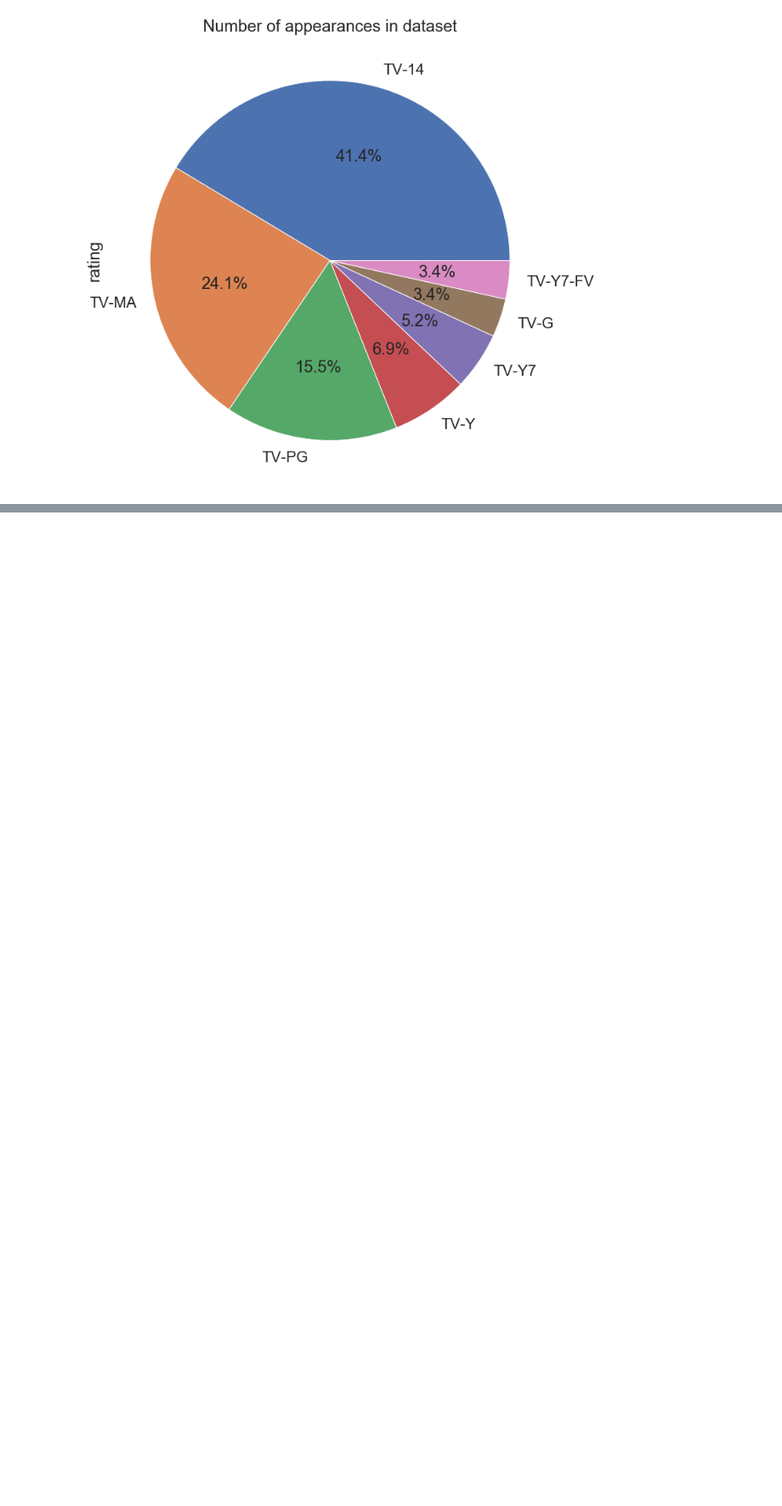
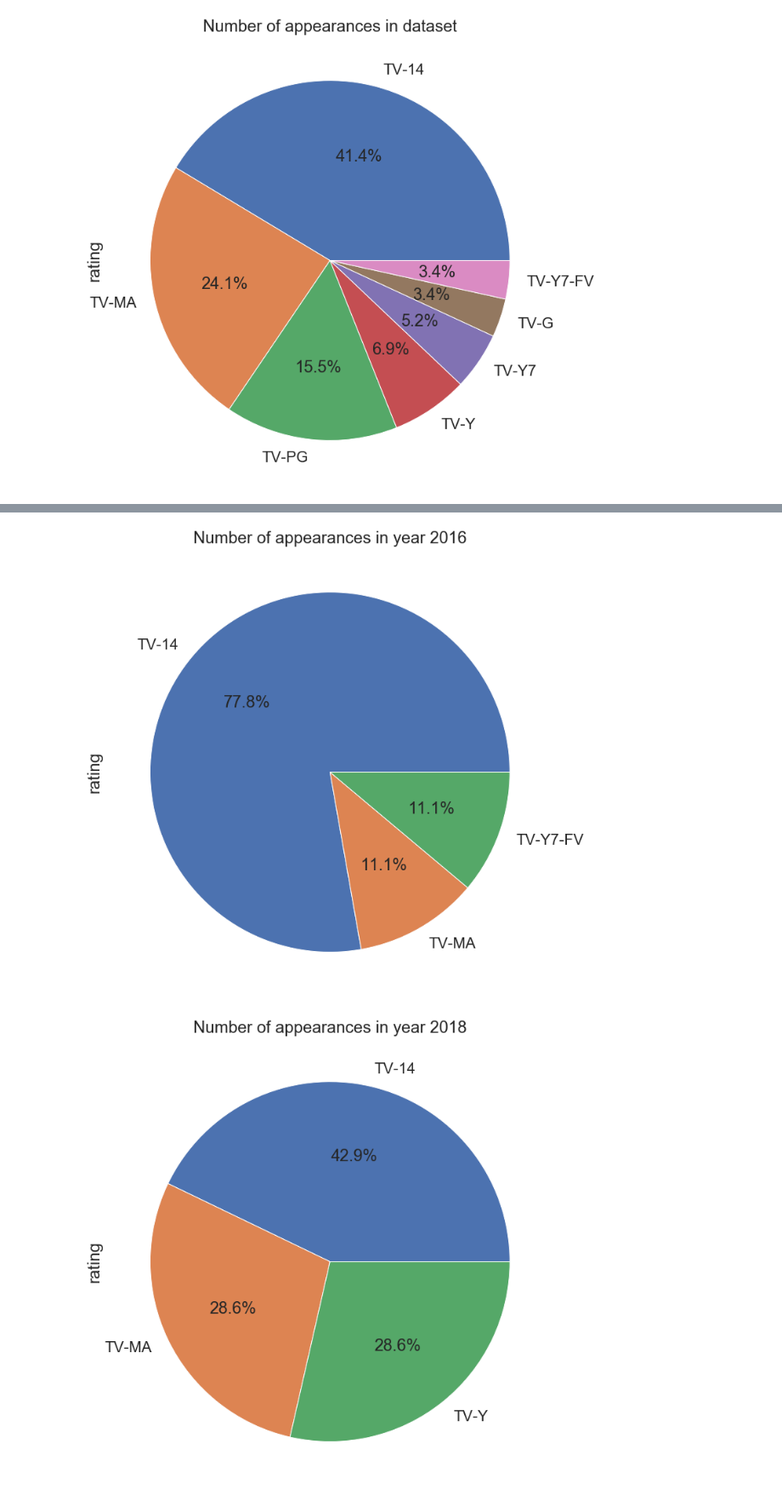
Before and after one commit to AmeerYHassan/Video-Streaming-Analysis, a Jupyter notebook: Graphs/Vaish_code.ipynb, the cells around one changed output, grey strips where cells are left out. Shown at 85% size. Saved outputs shown, nothing was run; the diff lists cells and outputs as text; code cells hidden in the pictures; blank space fills up the shorter version.

```diff
--- a/Graphs/Vaish_code.ipynb
+++ b/Graphs/Vaish_code.ipynb
@@ -113,0 +82,13 @@ year1
+# %%
+plt.figure(figsize=(12,12))
+df3.rating.value_counts().plot(kind='pie',autopct='%1.1f%%')
+plt.title('Number of appearances in year 2016')
+plt.show()
+
+plt.figure(figsize=(12,12))
+df4.rating.value_counts().plot(kind='pie',autopct='%1.1f%%')
+plt.title('Number of appearances in year 2018')
+plt.show()
+# %% [output]
+[figure, added]
+[figure, added]
```
Also changed, not shown: parts of 14 cells of this notebook.
